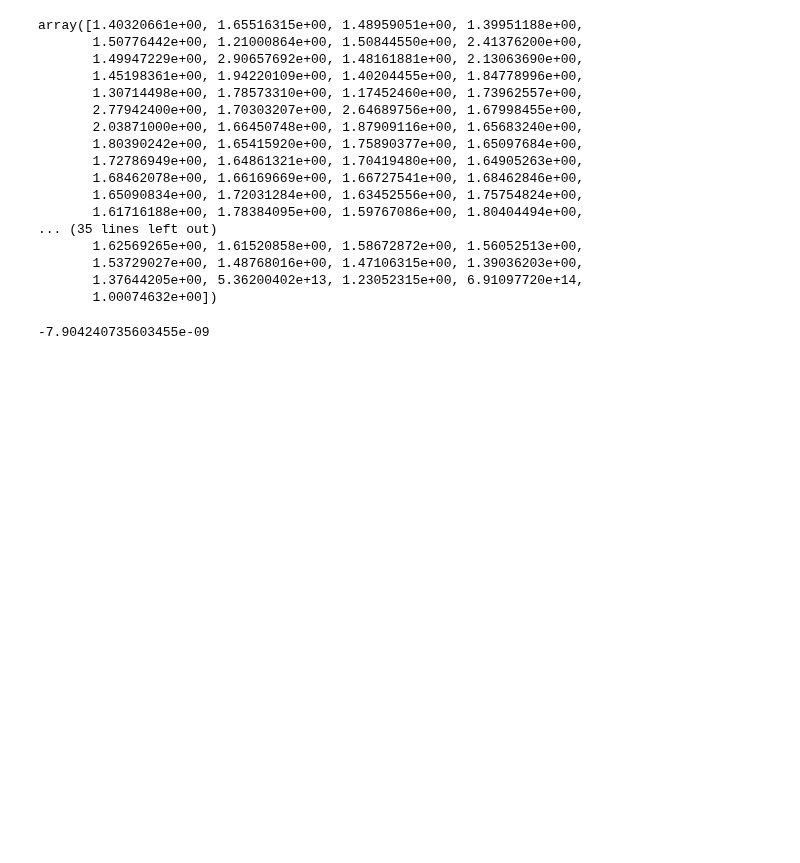
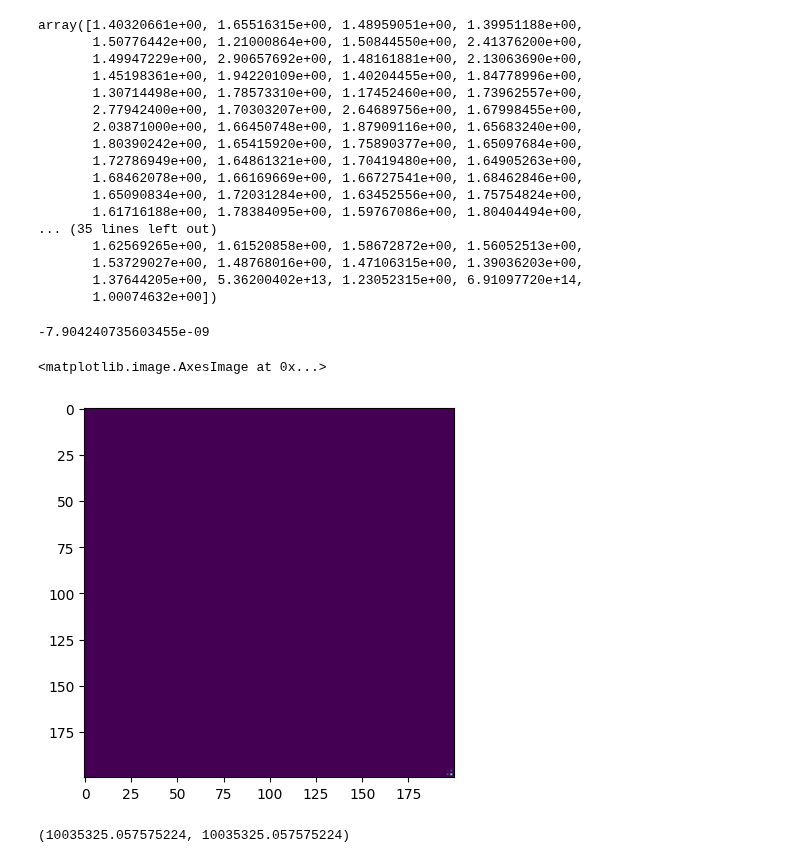
Before and after one commit to Tufts-QIQC/LOBE, a Jupyter notebook: notebooks/qosc_errors.ipynb, the cells around one changed output. Drawn from its saved outputs; the diff is of its cells as text; code cells hidden in the pictures; blank space fills up the shorter version.

```diff
--- a/notebooks/qosc_errors.ipynb
+++ b/notebooks/qosc_errors.ipynb
@@ -260,3 +303,14 @@ array([1.40320661e+00, 1.65516315e+00, 1.48959051e+00, 1.39951188e+00,
 -2/3 * psi[-3]-1/6 * psi[-5]
 # %% [output]
 -7.904240735603455e-09
+# %%
+plt.imshow(one_exact_ge_kamil(H_full) - one_approximate_ge(H_full))
+# %% [output]
+<matplotlib.image.AxesImage at 0x...>
+[figure, added]
+# %%
+np.linalg.norm((one_exact_ge_kamil(H_full) - one_approximate_ge(H_full)), ord = 2), np.linalg.norm(np.array([[one_exact_ge_kamil(H_full)[-4, -4], one_exact_ge_kamil(H_full)[-4, -2]],
+                                       [one_exact_ge_kamil(H_full)[-2, -4], one_exact_ge_kamil(H_full)[-2, -2]]]) - np.array([[one_approximate_ge(H_full)[-4, -4], one_approximate_ge(H_full)[-4, -2]],
+                                       [one_approximate_ge(H_full)[-2, -4], one_approximate_ge(H_full)[-2, -2]]]), ord = 2)
+# %% [output]
+(10035325.057575224, 10035325.057575224)
```
Also changed, not shown: parts of 9 cells of this notebook.
